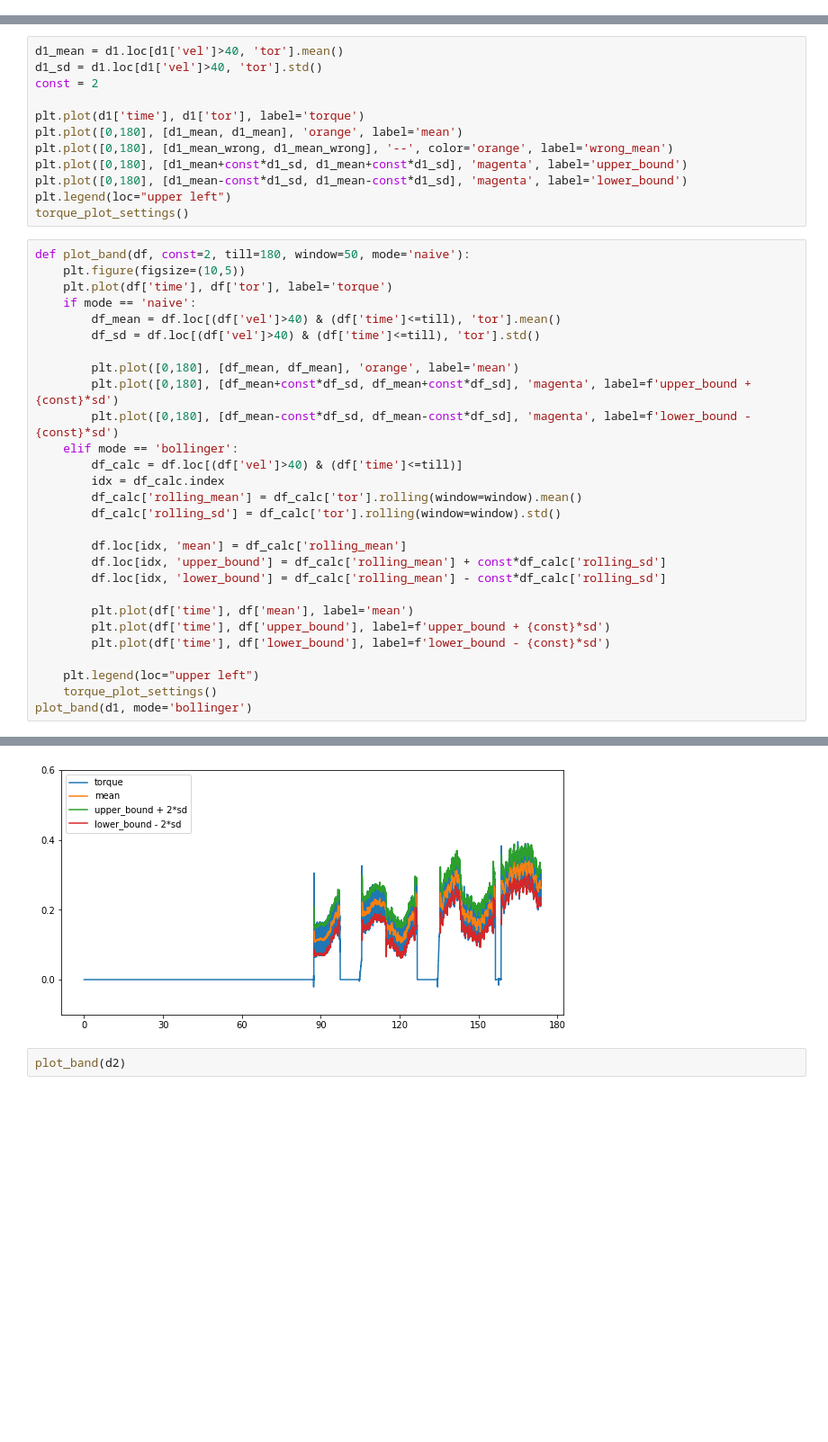
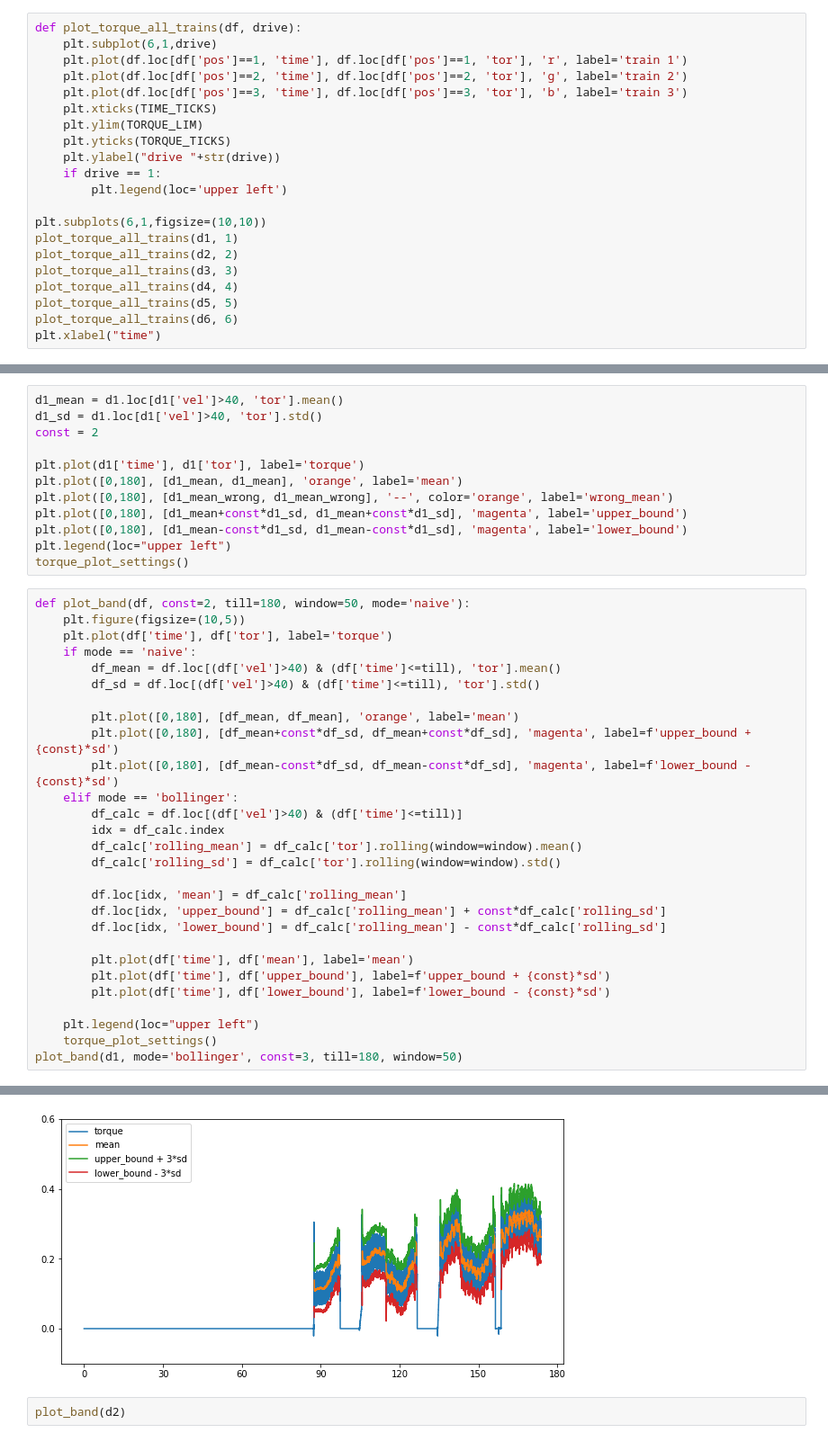
Before and after one commit to peeraponw/quick_move, a Jupyter notebook: merge.ipynb, the cells around one changed output, grey strips where cells are left out. Shown at 90% size. Drawn from its saved outputs; the diff is of its cells as text; blank space fills up the shorter version.

Commit message:
plot all torques

```diff
--- a/merge.ipynb
+++ b/merge.ipynb
@@ -93,3 +93,24 @@ d6 = get_df("d6")
 plot_data(d6, "d6")
 # %% [output]
 [figure]
+# %%
+def plot_torque_all_trains(df, drive):
+    plt.subplot(6,1,drive)
+    plt.plot(df.loc[df['pos']==1, 'time'], df.loc[df['pos']==1, 'tor'], 'r', label='train 1')
+    plt.plot(df.loc[df['pos']==2, 'time'], df.loc[df['pos']==2, 'tor'], 'g', label='train 2')
+    plt.plot(df.loc[df['pos']==3, 'time'], df.loc[df['pos']==3, 'tor'], 'b', label='train 3')
+    plt.xticks(TIME_TICKS)
+    plt.ylim(TORQUE_LIM)
+    plt.yticks(TORQUE_TICKS)
+    plt.ylabel("drive "+str(drive))
+    if drive == 1:
+        plt.legend(loc='upper left')
+
+plt.subplots(6,1,figsize=(10,10))
+plot_torque_all_trains(d1, 1)
+plot_torque_all_trains(d2, 2)
+plot_torque_all_trains(d3, 3)
+plot_torque_all_trains(d4, 4)
+plot_torque_all_trains(d5, 5)
+plot_torque_all_trains(d6, 6)
+plt.xlabel("time")
@@ -358,35 +382,35 @@ def plot_band(df, const=2, till=180, window=50, mode='naive'):
         plt.plot([0,180], [df_mean, df_mean], 'orange', label='mean')
         plt.plot([0,180], [df_mean+const*df_sd, df_mean+const*df_sd], 'magenta', label=f'upper_bound + {const}*sd')
         plt.plot([0,180], [df_mean-const*df_sd, df_mean-const*df_sd], 'magenta', label=f'lower_bound - {const}*sd')
     elif mode == 'bollinger':
         df_calc = df.loc[(df['vel']>40) & (df['time']<=till)]
         idx = df_calc.index
         df_calc['rolling_mean'] = df_calc['tor'].rolling(window=window).mean()
         df_calc['rolling_sd'] = df_calc['tor'].rolling(window=window).std()
 
         df.loc[idx, 'mean'] = df_calc['rolling_mean']
         df.loc[idx, 'upper_bound'] = df_calc['rolling_mean'] + const*df_calc['rolling_sd']
         df.loc[idx, 'lower_bound'] = df_calc['rolling_mean'] - const*df_calc['rolling_sd']
 
         plt.plot(df['time'], df['mean'], label='mean')
         plt.plot(df['time'], df['upper_bound'], label=f'upper_bound + {const}*sd')
         plt.plot(df['time'], df['lower_bound'], label=f'lower_bound - {const}*sd')
 
     plt.legend(loc="upper left")
     torque_plot_settings()
-plot_band(d1, mode='bollinger')
+plot_band(d1, mode='bollinger', const=3, till=180, window=50)
 # %% [output]
 A value is trying to be set on a copy of a slice from a DataFrame.
 Try using .loc[row_indexer,col_indexer] = value instead
 
 See the caveats in the documentation: https://pandas.pydata.org/pandas-docs/stable/user_guide/indexing.html#returning-a-view-versus-a-copy
   df_calc['rolling_mean'] = df_calc['tor'].rolling(window=window).mean()
 A value is trying to be set on a copy of a slice from a DataFrame.
 Try using .loc[row_indexer,col_indexer] = value instead
 
 See the caveats in the documentation: https://pandas.pydata.org/pandas-docs/stable/user_guide/indexing.html#returning-a-view-versus-a-copy
   df_calc['rolling_sd'] = df_calc['tor'].rolling(window=window).std()
-[figure, old version]
+[figure, new version]
 # %%
 plot_band(d2)
 # %% [output]
```
Also changed, not shown: parts of 5 cells of this notebook.
